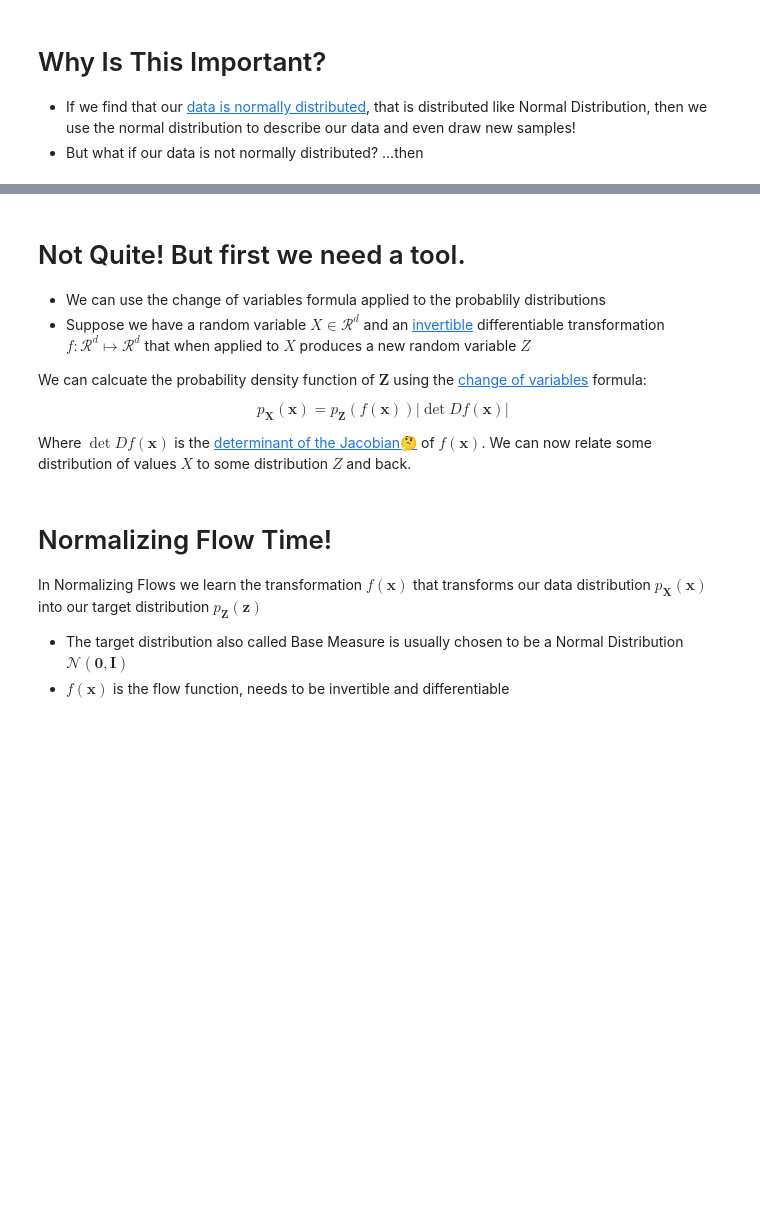
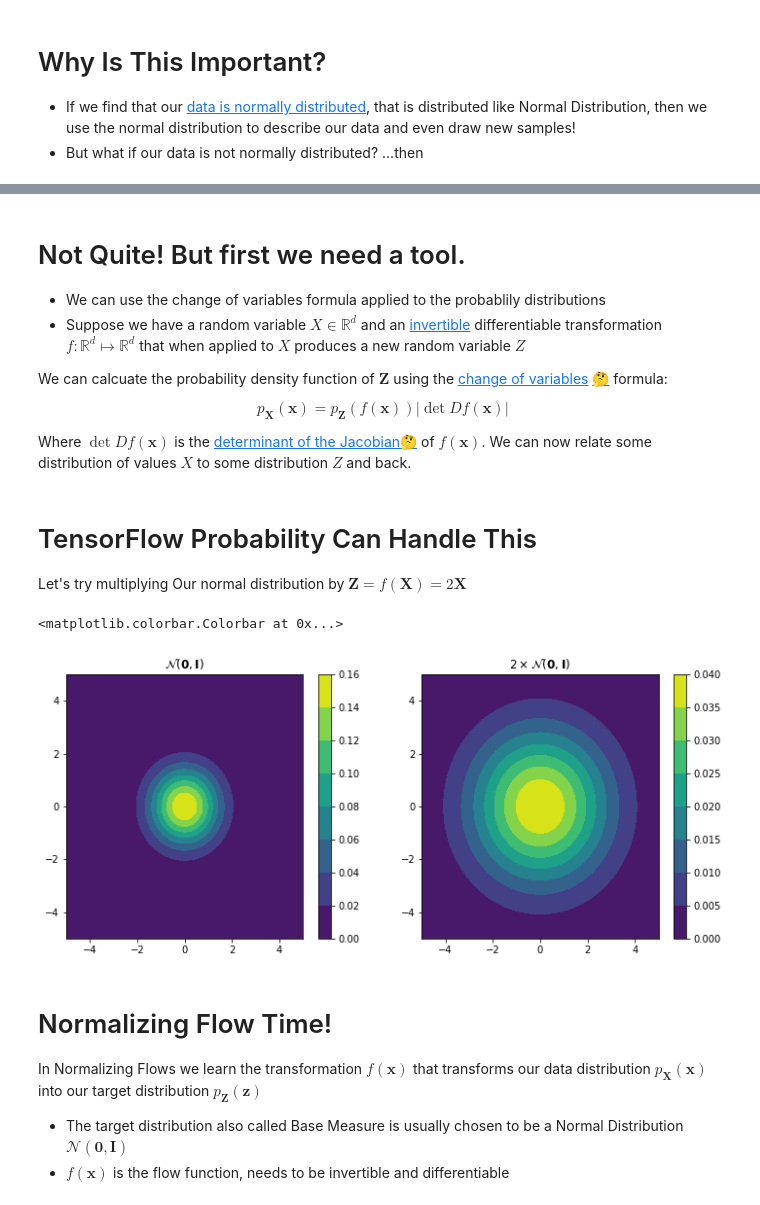
Before and after one commit to ryanhausen/normalizing_flows_example, a Jupyter notebook: NormalingFlows.ipynb, the cells around one changed output, grey strips where cells are left out. Drawn from its saved outputs; the diff is of its cells as text; code cells hidden in the pictures; blank space fills up the shorter version.

```diff
--- a/NormalingFlows.ipynb
+++ b/NormalingFlows.ipynb
@@ -120,13 +127,14 @@ describe our data and even draw new samples!
 # Not Quite! But first we need a tool.
 
 - We can use the change of variables formula applied to the probablily distributions
-- Suppose we have a random variable $X \in \mathcal{R}^d$ and an
+- Suppose we have a random variable $X \in \mathbb{R}^d$ and an
 [invertible](https://en.wikipedia.org/wiki/Inverse_function) differentiable
-transformation $f: \mathcal{R}^d \mapsto \mathcal{R}^d$ that when applied to $X$
+transformation $f: \mathbb{R}^d \mapsto \mathbb{R}^d$ that when applied to $X$
 produces a new random variable $Z$
 
 We can calcuate the probability density function of $\mathbf{Z}$ using the
-[change of variables](https://en.wikipedia.org/wiki/Probability_density_function#Vector_to_vector) formula:
+[change of variables](https://en.wikipedia.org/wiki/Probability_density_function#Vector_to_vector)
+[🤔](https://online.stat.psu.edu/stat414/lesson/23/23.1) formula:
 
 $$
   p_\mathbf{X}(\mathbf{x}) =
@@ -134,6 +142,36 @@ $$
 $$
 
 Where $\det Df(\mathbf{x})$ is the [determinant of the Jacobian](https://en.wikipedia.org/wiki/Jacobian_matrix_and_determinant#Jacobian_determinant)[🤔](https://www.khanacademy.org/math/multivariable-calculus/multivariable-derivatives/jacobian/v/the-jacobian-determinant) of $f(\mathbf{x})$. We can now relate some distribution of values $X$ to some distribution $Z$ and back.
+# %% [markdown]
+# TensorFlow Probability Can Handle This
+
+Let's try multiplying Our normal distribution by $\mathbf{Z} = f(\mathbf{X}) = 2\mathbf{X}$
+# %%
+normal_2d = tfd.MultivariateNormalDiag(loc=[0,0], scale_diag=[1,1])
+t_normal_2d = tfd.TransformedDistribution(
+    distribution = normal_2d,
+    bijector = tfb.Scale(scale=2.) #  tfp = tensorflow_probability.bijectors
+)
+
+# setup a grid of 2d values to get the relative likelihood values for
+xs, ys = np.meshgrid(np.linspace(-5, 5, num=100), np.linspace(-5, 5, num=100))
+vals = np.array([[y, x] for y, x in zip(ys.flatten(), xs.flatten())], dtype=np.float32)
+
+# get the 2d contours, like the 1d curved lines previously
+zs = normal_2d.prob(vals).numpy().reshape([100, 100])
+t_zs = t_normal_2d.prob(vals).numpy().reshape([100, 100])
+
+# plot!
+f, axes = plt.subplots(figsize=(12,5), ncols=2)
+cs = axes[0].contourf(xs, ys, zs)
+axes[0].set_title("$\mathcal{N}(\mathbf{0}, \mathbf{I})$")
+plt.colorbar(cs, ax=axes[0])
+cs = axes[1].contourf(xs, ys, t_zs)
+axes[1].set_title(r"$2 \times \mathcal{N}(\mathbf{0}, \mathbf{I})$")
+plt.colorbar(cs, ax=axes[1])
+# %% [output]
+<matplotlib.colorbar.Colorbar at 0x...>
+[figure, added]
 # %% [markdown]
 # Normalizing Flow Time!
 
```
Also changed, not shown: parts of 15 cells of this notebook, 2 other files.
